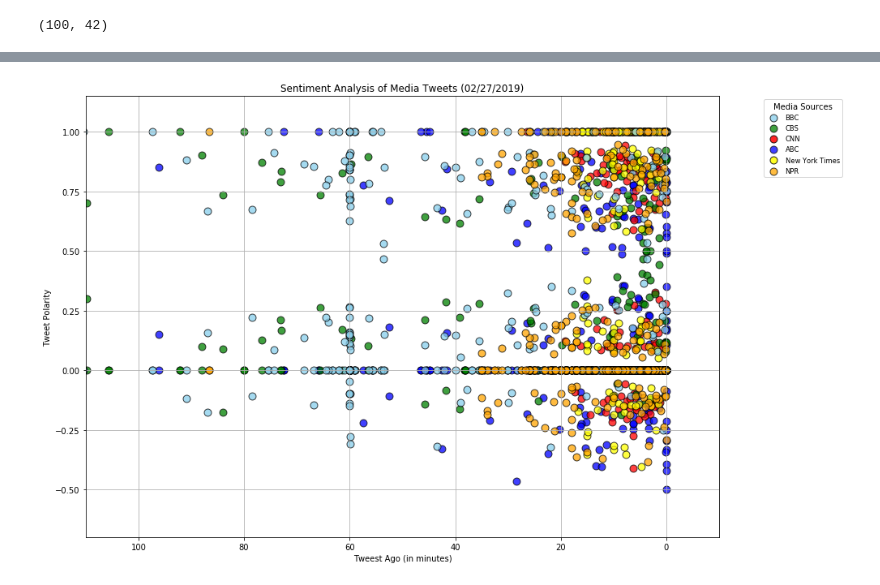
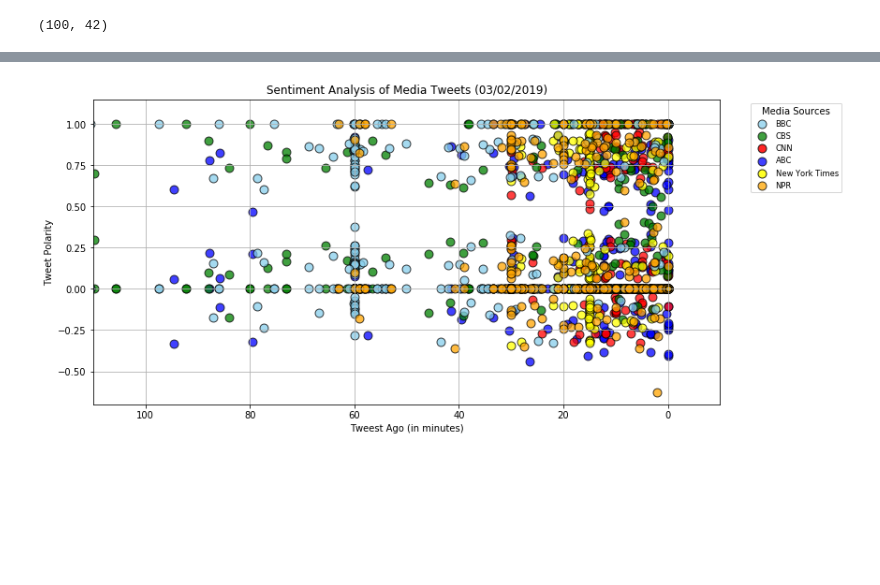
Before and after one commit to clafrance/news-sentiment-analysis, a Jupyter notebook: news_mood.ipynb, the cells around one changed output, grey strips where cells are left out. Cells and saved outputs as stored; diff of their text form; code cells hidden in the pictures; blank space fills up the shorter version.

Commit message:
add graphes

```diff
--- a/news_mood.ipynb
+++ b/news_mood.ipynb
@@ -103,0 +159,3 @@ sentiments_df.shape
+# %%
+sentiment_new_df = sentiments_df.copy()
+sentiment_new_df.columns
@@ -103,0 +174,8 @@ sentiments_df.shape
+# %%
+columns_to_delete = ['compound_abcnews', 'tweet_abcnews', 'tweet_time_abcnews', 'tweet_ago_abcnews', 'compound_CNN',
+           'tweet_CNN', 'tweet_time_CNN', 'tweet_ago_CNN', 'compound_CBS', 'tweet_CBS', 'tweet_time_CBS',
+           'tweet_ago_CBS', 'compound_nytimes', 'tweet_nytimes', 'tweet_time_nytimes', 'tweet_ago_nytimes',
+           'compound_BBC', 'tweet_BBC', 'tweet_time_BBC', 'tweet_ago_BBC', 'compound_NPR','tweet_NPR',
+           'tweet_time_NPR', 'tweet_ago_NPR']
+sentiment_new_df.drop(columns_to_delete, inplace=True, axis=1)
+sentiment_new_df.head()
@@ -103,0 +189,13 @@ sentiments_df.shape
+# %%
+# Count positive, negative, neutral tweets for each network
+sentiment_count = { "abcnews": [], "CNN": [], "CBS": [], "nytimes": [], "BBC": [], "NPR": []}
+for column in sentiment_new_df.columns:
+    sentiment = column.split("_")[0]
+    news_channel = column.split("_")[1]
+    if sentiment == 'pos':
+        sentiment_count[news_channel].append(sentiment_new_df[sentiment_new_df[column] > 0.000][column].count())
+    elif  sentiment == 'neg':
+        sentiment_count[news_channel].append(sentiment_new_df[sentiment_new_df[column] < 0.000][column].count())
+    elif sentiment == 'neu':
+        sentiment_count[news_channel].append(sentiment_new_df[sentiment_new_df[column] == 1.000][column].count())
+sentiment_count
@@ -103,0 +209,9 @@ sentiments_df.shape
+# %%
+# Convert into percentage, and convert into dataframe
+sentiment_pct = {}
+for key, value in sentiment_count.items():
+    total = sum(value)
+    pct = [int((i/total)*100) for i in value]
+    sentiment_pct[key] = pct
+sentiment_pct_df = pd.DataFrame(sentiment_pct)
+sentiment_pct_df
@@ -104,38 +268,39 @@ sentiments_df.shape
 # %%
 # Plot the sentimental Analysis
-plt.figure(figsize=(14,10))
+date = datetime.strftime(datetime.now(), "%m/%d/%Y")
+plt.figure(figsize=(12,6))
 
 plt.xlim(110, -10)
 plt.ylim(-0.7, 1.15)
 plt.grid(True)
 
 plt.title(f"Sentiment Analysis of Media Tweets ({date})")
 plt.xlabel("Tweest Ago (in minutes)")
 plt.ylabel("Tweet Polarity")
 
 target_users_with_colors = {"abcnews": "blue", "CNN": "red", "CBS": "green", "nytimes": "yellow", "BBC": "skyblue", "NPR": "orange"}
-
 for key, value in target_users_with_colors.items():
     plt.scatter(sentiments[f"tweet_ago_{key}"], sentiments[f"pos_{key}"], facecolors=value, edgecolors="black",
             s=80, alpha=0.75, label=f"{key}")
     plt.scatter(sentiments[f"tweet_ago_{key}"], sentiments[f"neg_{key}"], facecolors=value, edgecolors="black",
             s=80, alpha=0.75, label=f"{key}")
     plt.scatter(sentiments[f"tweet_ago_{key}"], sentiments[f"neu_{key}"], facecolors=value, edgecolors="black",
             s=80, alpha=0.75, label=f"{key}")
 
 # Create dummy objects for legend
 h1 = plt.scatter([-0.1], [0], marker="o", facecolors="skyblue", edgecolors="black", alpha=0.75, label="BBC")
 h2 = plt.scatter([-0.1], [0], marker="o", facecolors="green", edgecolors="black", alpha=0.75, label="CBS")
 h3 = plt.scatter([-0.1], [0], marker="o", facecolors="red", edgecolors="black", alpha=0.85, label="CNN")
 h4 = plt.scatter([-0.1], [0], marker="o", facecolors="blue", edgecolors="black", alpha=0.75, label="ABC")
 h5 = plt.scatter([-0.1], [0], marker="o", facecolors="yellow", edgecolors="black", alpha=0.85, label="New York Times")
 h6 = plt.scatter([-0.1], [0], marker="o", facecolors="orange", edgecolors="black", alpha=0.75, label="NPR")
 
 # Set legend
 legend = plt.legend(handles=[h1, h2, h3, h4, h5, h6], markerscale=1.5, title="Media Sources", bbox_to_anchor=(1.2, 1), fontsize='small', fancybox=True)
 
 # Save plot to file
 filename = "sentiment_analysis.png"
 plt.savefig(filename, bbox_inches='tight')
+plt.show()
 # %% [output]
-[figure, old version]
+[figure, new version]
```
Also changed, not shown: parts of 32 cells of this notebook, 4 other files.
